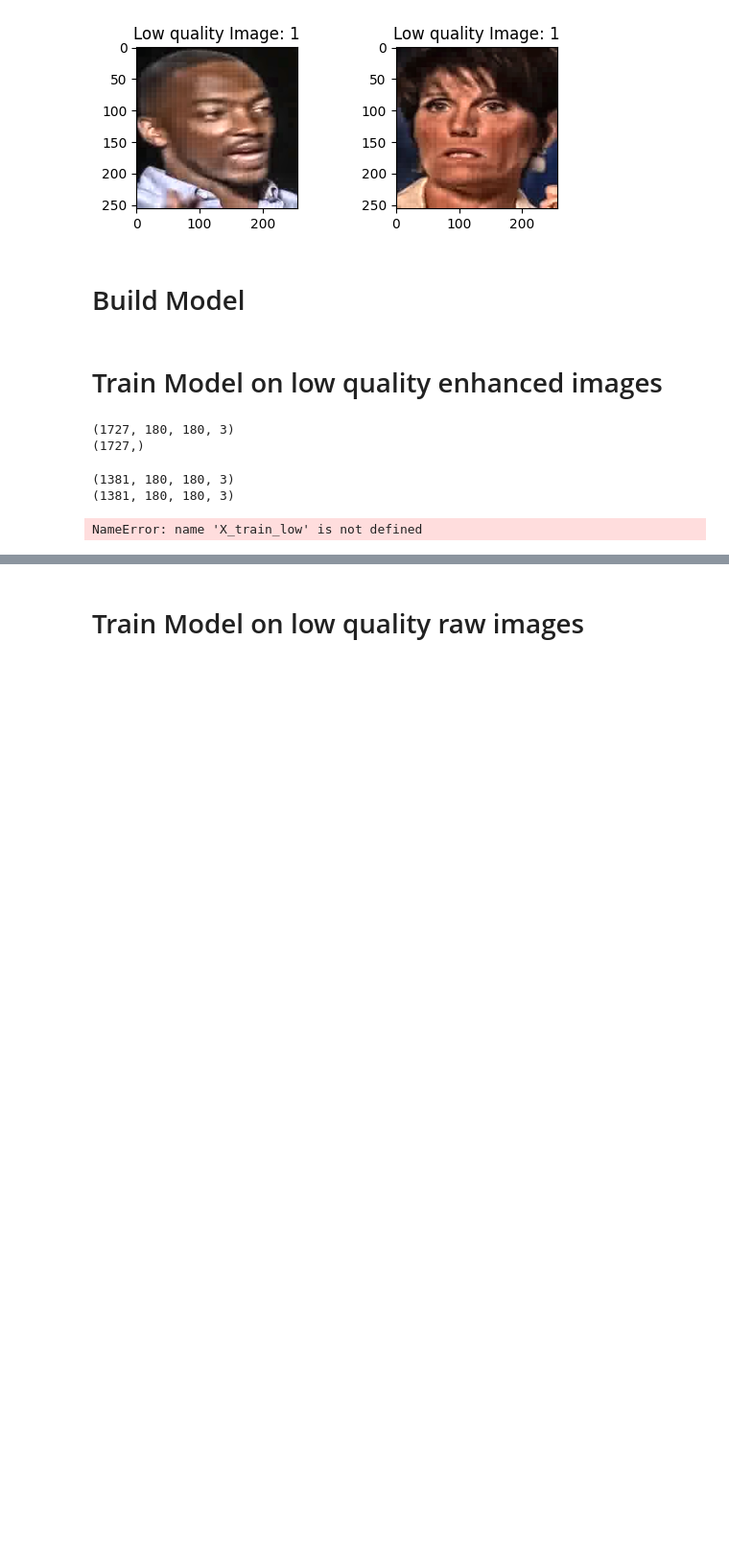
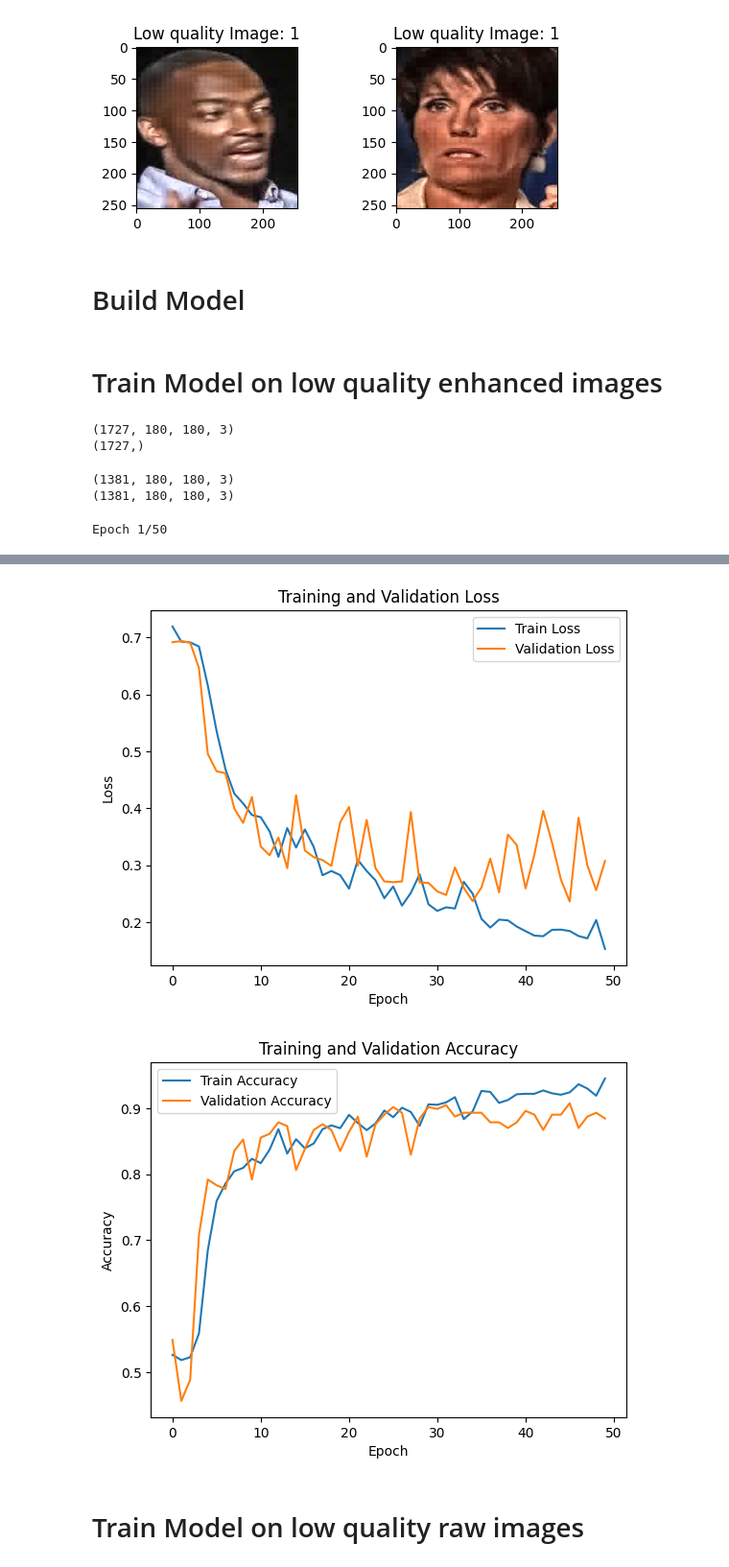
Before and after one commit to reubenchung/COMPSCI760-DEEPFAKE-PROJECT, a Jupyter notebook: Deepfake760Part2.ipynb, the cells around one changed output, grey strips where cells are left out. Shown at 96% size. Saved outputs shown, nothing was run; the diff lists cells and outputs as text; code cells hidden in the pictures; blank space fills up the shorter version.

```diff
--- a/Deepfake760Part2.ipynb
+++ b/Deepfake760Part2.ipynb
@@ -414,8 +441,8 @@ def preprocess_data_after(enhanced_images):
         processed_images.append(image)
     return np.array(processed_images)
 # %%
-# X_low = preprocess_data_after(enhanced_images_low)
-# y_low = np.array(enhanced_low_label)
+X_low = preprocess_data_after(enhanced_images_low)
+y_low = np.array(enhanced_low_label)
 X_low_std = preprocess_data_after(enhanced_low_standard)
 y_low_std = np.array(enhanced_low_standard_label)
 X_low_mix = preprocess_data_after(enhanced_low_mixed)
@@ -426,7 +453,7 @@ print(y_low_std.shape)
 (1727, 180, 180, 3)
 (1727,)
 # %%
-# X_train_low, X_test_low, y_train_low, y_test_low = train_test_split(X_low, y_low, test_size=0.2) #enhanced
+X_train_low, X_test_low, y_train_low, y_test_low = train_test_split(X_low, y_low, test_size=0.2) #enhanced
 X_train_low_std, X_test_low_std, y_train_low_std, y_test_low_std = train_test_split(X_low_std, y_low_std, test_size=0.2) #enhanced
 X_train_low_mix, X_test_low_mix, y_train_low_mix, y_test_low_mix = train_test_split(X_low_mix, y_low_mix, test_size=0.2) #enhanced
 X_train_low_raw, X_test_low_raw, y_train_low_raw, y_test_low_raw = train_test_split(processed_low, labels_low, test_size=0.2) #raw
@@ -470,6 +498,6 @@ def train_and_evaluate_model(model, X_train, y_train, X_test, y_test, batch_size
 
 model = build_model(input_shape=(global_image_dim,global_image_dim, 3))
 # %%
-train_and_evaluate(X_train_low,y_train_low,X_test_low,  y_test_low)
+train_and_evaluate(X_train_low,y_train_low,X_test_low,  y_test_low, epochs = 50)
 # %% [output]
-NameError: name 'X_train_low' is not defined
+Epoch 1/50
@@ -476,3 +522,5 @@ NameError: name 'X_train_low' is not defined
+[figure, added]
+[figure, added]
 # %% [markdown]
 # Train Model on low quality raw images
 # %%
```
Also changed, not shown: parts of 16 cells of this notebook.
